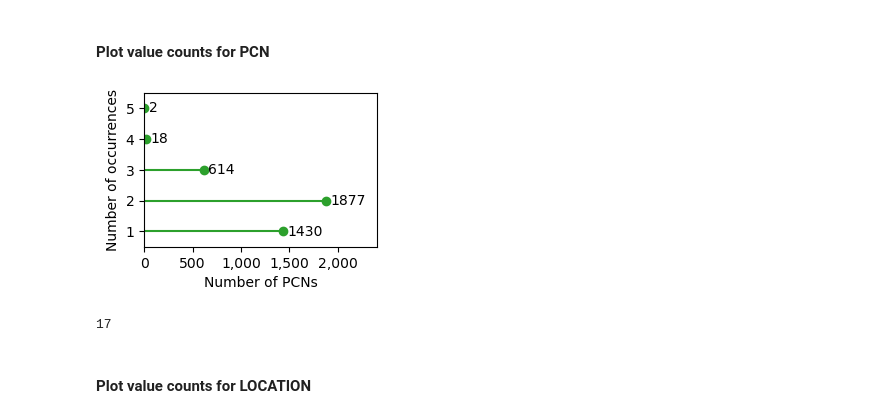
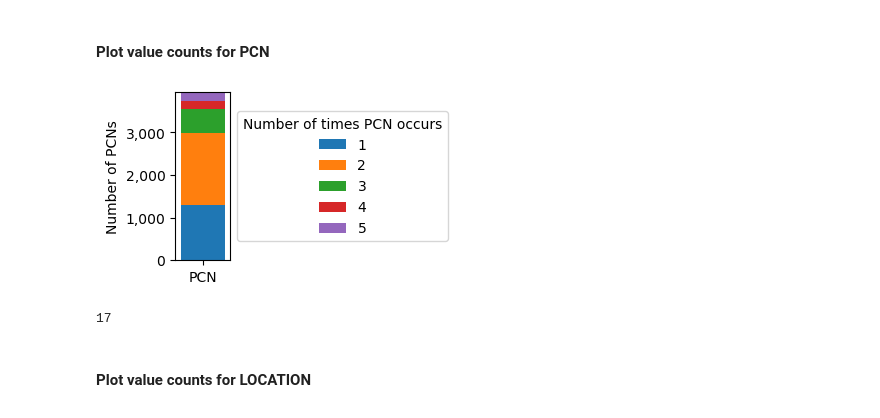
Before and after one commit to royruddle/vizdataquality, a Jupyter notebook: notebooks/Workflow (parking fines).ipynb, the cells around one changed output. Saved outputs shown, nothing was run; the diff lists cells and outputs as text; code cells hidden in the pictures.

Commit message:
added stackedbar

```diff
--- a/notebooks/Workflow (parking fines).ipynb
+++ b/notebooks/Workflow (parking fines).ipynb
@@ -39,9 +39,9 @@ df_output1 = vdqc.calc(df1)
 ## Initialise the report
 # %%
 overwrite = False # True or False
-report_folder = '' # The folder in which the output is stored (it must exist)
+report_folder = '../examples/Parking_fines_report/' # The folder in which the output is stored (it must exist).
 
-if False:
+if True:
     report_filename = 'report_parking fines.html'
     table_kw = {}
 else:
@@ -392,15 +392,23 @@ report.add_figure(fig_filename, text=text, caption='The number of values and uni
 # %% [markdown]
 #### Plot value counts for PCN
 # %%
-vc = df6['PCN'].value_counts()
-fig_kw = {'size_inches': (3, 2)}
-ax_kw = {'xlim': (0, 2400), 'xlabel': 'Number of PCNs', 'ylabel': 'Number of occurrences'}
+# Number of times each PCN occurs in the dataset
+pcn_cnt = df6['PCN'].value_counts()
+# Number of PCNs that occur 1, 2, 3, etc. times
+vc = pcn_cnt.value_counts().sort_index()
+
 fig_filename = os.path.join(report_folder, 'value_counts PCN.jpg')
-vdqp.lollipop(vc.value_counts(), vert=False, datalabels=True, filename=fig_filename, overwrite=overwrite, fig_kw=fig_kw, ax_kw=ax_kw)
+
+fig_kw = {'size_inches': (3.5, 2), 'constrained_layout': True}
+vc.name = 'PCN'
+ax_kw = {'xlabel': None, 'ylim': (0, vc.sum()), 'ylabel': 'Number of PCNs'}
+legend_kw = {'title': 'Number of times PCN occurs', 'loc': 'center left', 'bbox_to_anchor': (1, 0.5)}
+vdqp.stacked_bar(vc, filename=fig_filename, overwrite=overwrite, fig_kw=fig_kw, ax_kw=ax_kw, legend_kw=legend_kw)
+
 text = '$figure shows that 1430 PCNs occur once, and the other 2511 PCNs each occur 2 - 5 times.'
 report.add_figure(fig_filename, text, 'Number of occurrences of PCNs.')
 # %% [output]
-[figure, old version]
+[figure, new version]
 17
 # %% [markdown]
 #### Plot value counts for LOCATION
```
Also changed, not shown: parts of 2 cells of this notebook, 27 other files.
